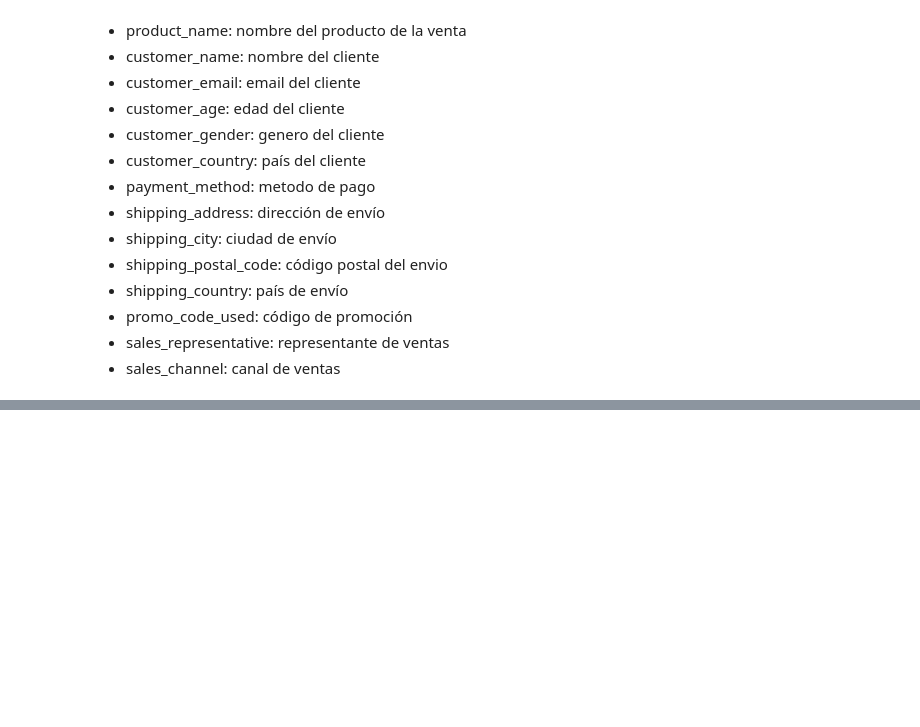
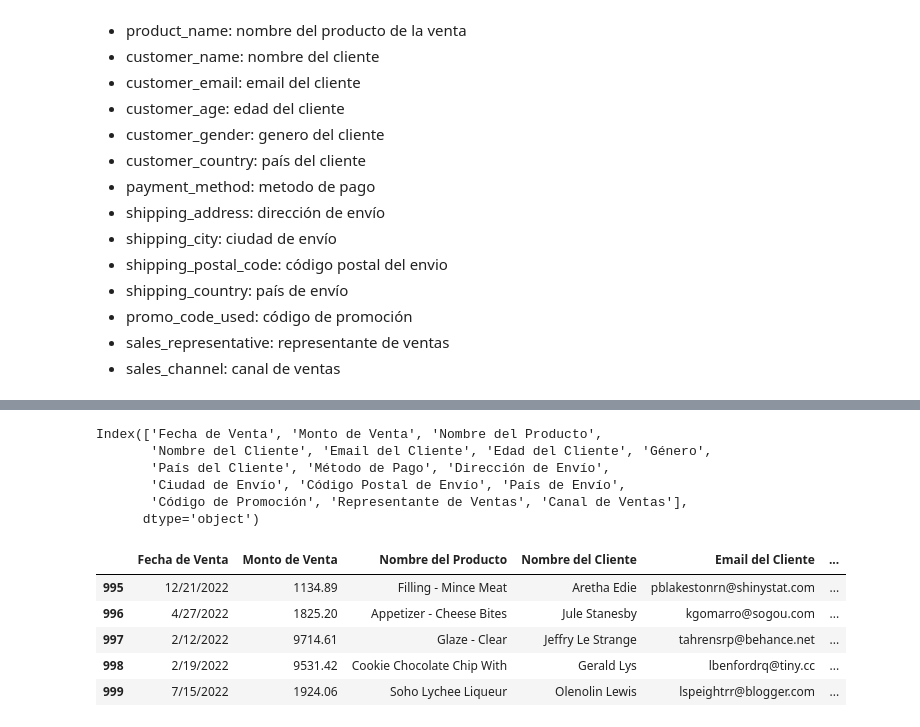
Before and after one commit to Patri2508/Archivos-DA, a Jupyter notebook: Proyecto_CienciadeDatos.ipynb, the cells around one changed output, grey strips where cells are left out. Cells and saved outputs as stored; diff of their text form; code cells hidden in the pictures; blank space fills up the shorter version.

```diff
--- a/Proyecto_CienciadeDatos.ipynb
+++ b/Proyecto_CienciadeDatos.ipynb
@@ -73,0 +110,12 @@ df.head()
+# %%
+# Creacion de columnas para analisis de datos
+
+# Obtener el dia de la semana de la venta
+df['day_of_week'] = df['sales_date'].dt.day_name()
+
+# Obtener el mes de la venta
+df['month'] = df['sales_date'].dt.month_name()
+
+# Obtener el nombre del dia de la semana
+
+df['Day name'] = df['sales_date'].dt.strftime('%A')
@@ -73,0 +172,37 @@ df.head()
+# %%
+# Renombrar Columnas al español
+
+columnas_originales = [
+    'sales_date', 'sales_amount', 'product_name', 'customer_name',
+    'customer_email', 'customer_age', 'customer_gender', 'customer_country', 'payment_method',
+    'shipping_address', 'shipping_city', 'shipping_postal_code', 'shipping_country','promo_code_used',
+    'sales_representative', 'sales_channel'
+]
+
+nuevos_nombres = [
+    'Fecha de Venta', 'Monto de Venta', 'Nombre del Producto', 'Nombre del Cliente',
+    'Email del Cliente', 'Edad del Cliente', 'Género', 'País del Cliente', 'Método de Pago',
+    'Dirección de Envío', 'Ciudad de Envío', 'Código Postal de Envío', 'País de Envío', 'Código de Promoción',
+    'Representante de Ventas', 'Canal de Ventas'
+]
+
+df.columns = nuevos_nombres
+# %%
+# Visualizacion de columnas
+df.columns
+# %% [output]
+Index(['Fecha de Venta', 'Monto de Venta', 'Nombre del Producto',
+       'Nombre del Cliente', 'Email del Cliente', 'Edad del Cliente', 'Género',
+       'País del Cliente', 'Método de Pago', 'Dirección de Envío',
+       'Ciudad de Envío', 'Código Postal de Envío', 'País de Envío',
+       'Código de Promoción', 'Representante de Ventas', 'Canal de Ventas'],
+      dtype='object')
+# %%
+df.tail()
+# %% [output]
+|  | Fecha de Venta | Monto de Venta | Nombre del Producto | Nombre del Cliente | Email del Cliente | ... |
+| 995 | 12/21/2022 | 1134.89 | Filling - Mince Meat | Aretha Edie | pblakestonrn@shinystat.com | ... |
+| 996 | 4/27/2022 | 1825.20 | Appetizer - Cheese Bites | Jule Stanesby | kgomarro@sogou.com | ... |
+| 997 | 2/12/2022 | 9714.61 | Glaze - Clear | Jeffry Le Strange | tahrensrp@behance.net | ... |
+| 998 | 2/19/2022 | 9531.42 | Cookie Chocolate Chip With | Gerald Lys | lbenfordrq@tiny.cc | ... |
+| 999 | 7/15/2022 | 1924.06 | Soho Lychee Liqueur | Olenolin Lewis | lspeightrr@blogger.com | ... |
```
Also changed, not shown: parts of 23 cells of this notebook.
